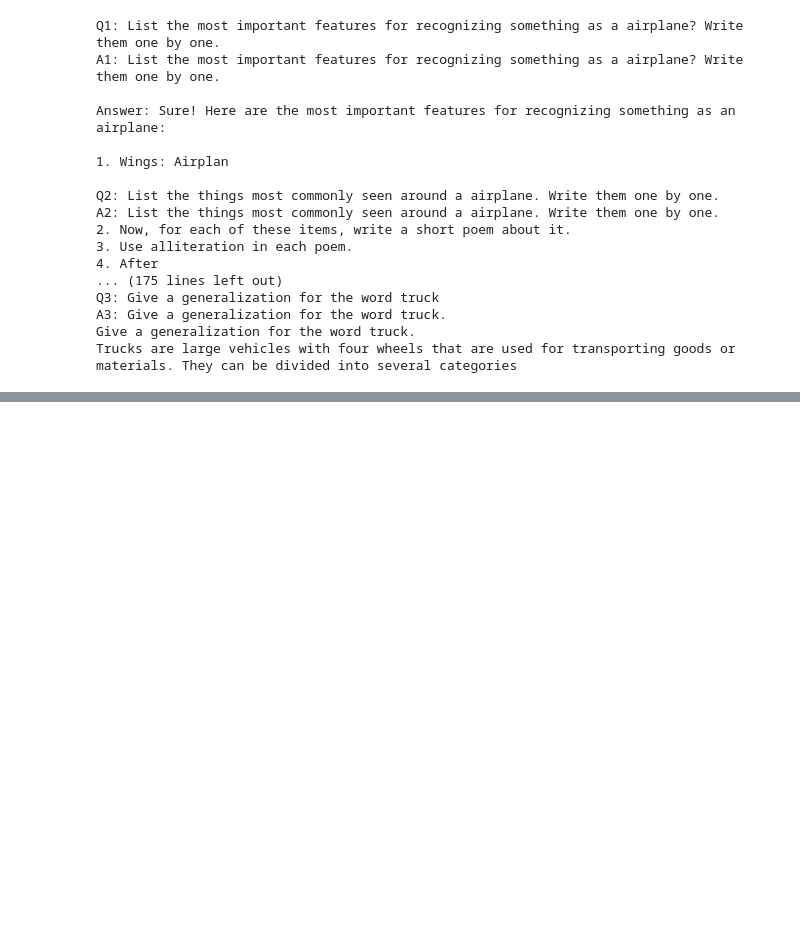
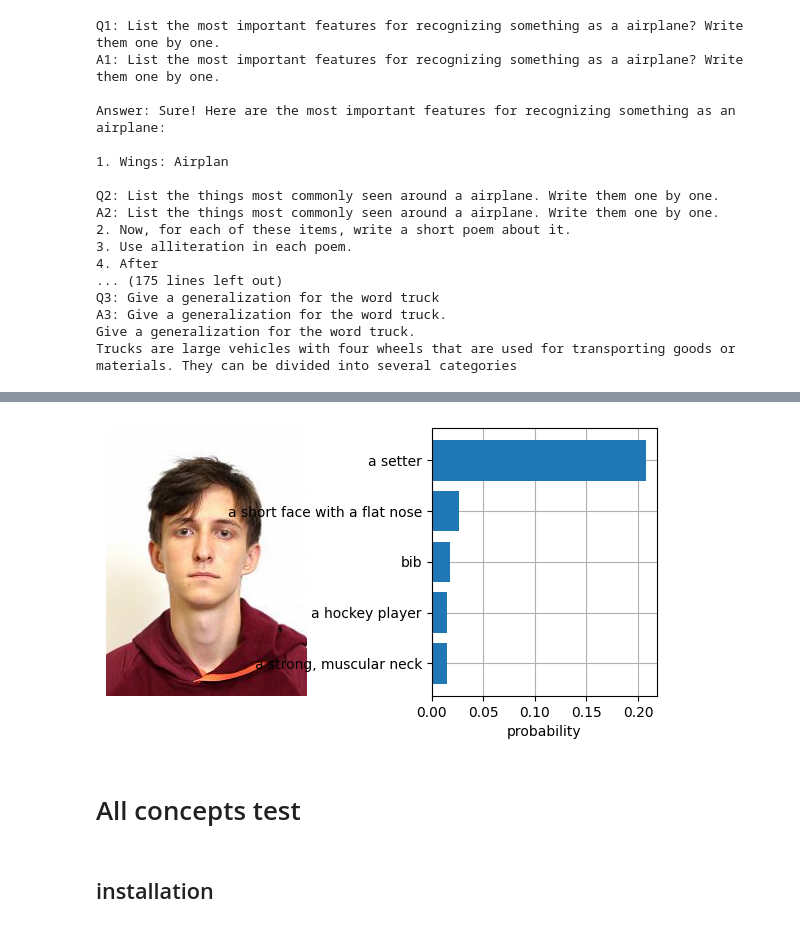
Before and after one commit to Andron00e/CBM_Optim, a Jupyter notebook: initial_concepts.ipynb, the cells around one changed output, grey strips where cells are left out. Cells and saved outputs as stored; diff of their text form; code cells hidden in the pictures; blank space fills up the shorter version.

```diff
--- a/initial_concepts.ipynb
+++ b/initial_concepts.ipynb
@@ -244,0 +382,5 @@ Trucks are large vehicles with four wheels that are used for transporting goods
+# %%
+texts_2 = []
+for i in descriptions:
+  texts_2.append(descriptions[i])
+texts_2
@@ -244,0 +479,49 @@ Trucks are large vehicles with four wheels that are used for transporting goods
+# %%
+clip_model, _, preprocess = open_clip.create_model_and_transforms('ViT-B-16', pretrained='openai') # ViT-B-16 openai
+# %%
+im = Image.open(r"cvph.jpg").convert("RGB")
+
+
+image = preprocess(Image.open("cvph.jpg")).unsqueeze(0)
+
+with torch.no_grad(), torch.cuda.amp.autocast():
+    image_features = clip_model.encode_image(image)
+    image_features /= image_features.norm(dim=-1, keepdim=True)
+
+text_descriptions = []
+with open("data/imagenet_filtered.txt", "r") as file:
+    for line in file:
+        text_descriptions.append(line.strip())
+
+text_tokens = tokenizer.tokenize(text_descriptions)
+with torch.no_grad():
+    text_features = clip_model.encode_text(text_tokens).float()
+    text_features /= text_features.norm(dim=-1, keepdim=True)
+
+text_probs = (100.0 * image_features @ text_features.T).softmax(dim=-1)
+top_probs, top_labels = text_probs.cpu().topk(5, dim=-1)
+
+plt.figure(figsize=(16, 16))
+
+for i, image in enumerate([im]):
+    plt.subplot(4, 4, 2 * i + 1)
+    plt.imshow(image)
+    plt.axis("off")
+
+    plt.subplot(4, 4, 2 * i + 2)
+    y = np.arange(top_probs.shape[-1])
+    plt.grid()
+    plt.barh(y, top_probs[i])
+    plt.gca().invert_yaxis()
+    plt.gca().set_axisbelow(True)
+    plt.yticks(y, [text_descriptions[index] for index in top_labels[i].numpy()])
+    plt.xlabel("probability")
+
+plt.subplots_adjust(wspace=0.5)
+plt.show()
+# %% [output]
+[figure, added]
+# %% [markdown]
+# All concepts test
+# %% [markdown]
+## installation
```
Also changed, not shown: parts of 80 cells of this notebook.
